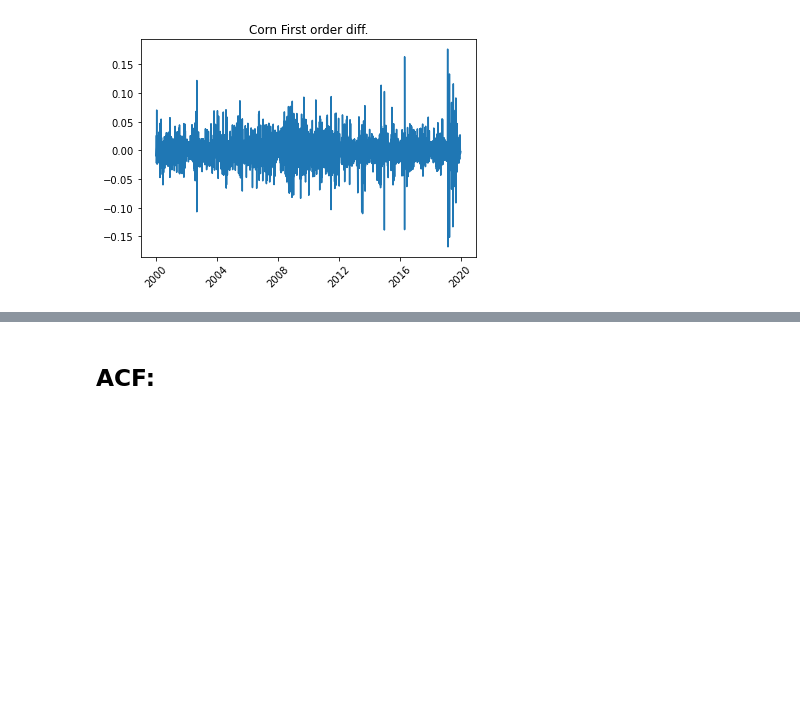
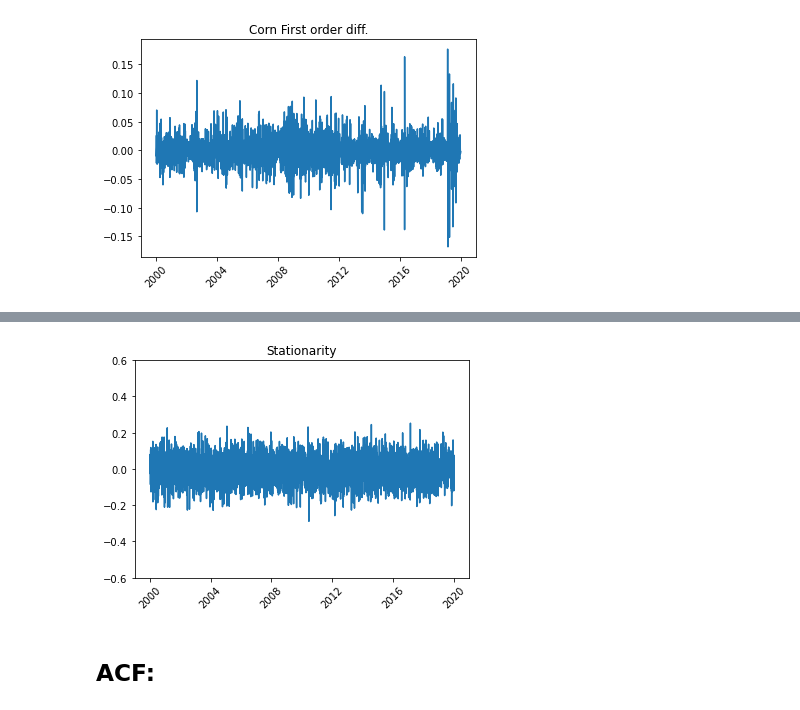
Before and after one commit to mattj949/stats207, a Jupyter notebook: ARIMA_Corn.ipynb, the cells around one changed output, grey strips where cells are left out. Saved outputs shown, nothing was run; the diff lists cells and outputs as text; code cells hidden in the pictures; blank space fills up the shorter version.

```diff
--- a/ARIMA_Corn.ipynb
+++ b/ARIMA_Corn.ipynb
@@ -53,3 +64,15 @@ plt.show()
+# %%
+num_obs = len(df.CORN_log_diff)
+mu, sigma = 0, 0.07 # mean and standard deviation
+sn = np.random.normal(mu, sigma, num_obs)
+
+plt.plot(df.Date, sn)
+plt.title("Stationarity")
+plt.xticks(rotation=45)
+plt.ylim(-0.6,0.6)
+plt.show()
+# %% [output]
+[figure, added]
 # %% [markdown]
 ## ACF:
 # %%
```
Also changed, not shown: parts of 17 cells of this notebook, 3 other files.
